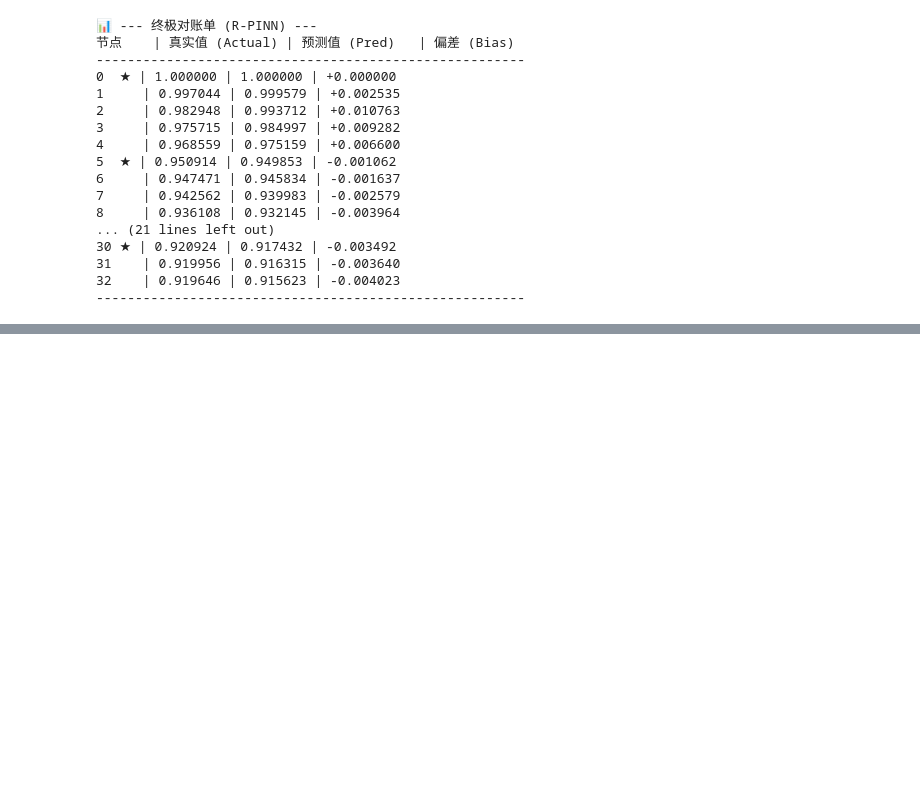
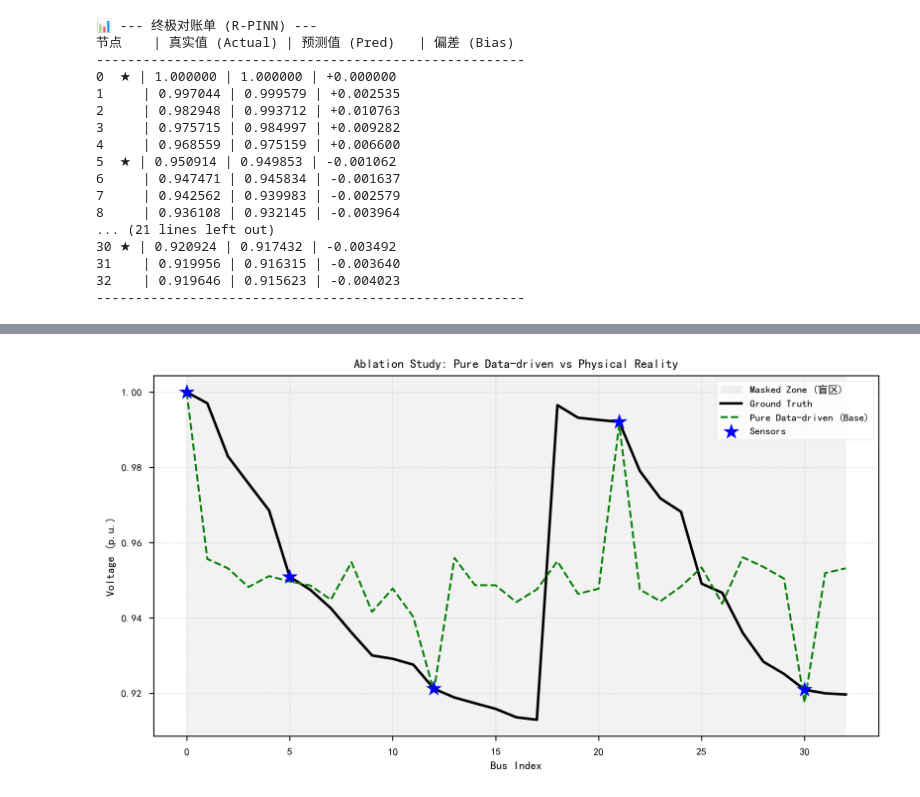
Before and after one commit to lemonsheep1123/IEEE33, a Jupyter notebook: IEEE33论文版.ipynb, the cells around one changed output, grey strips where cells are left out. Cells and saved outputs as stored; diff of their text form; code cells hidden in the pictures; blank space fills up the shorter version.

```diff
--- a/IEEE33论文版.ipynb
+++ b/IEEE33论文版.ipynb
@@ -366,3 +366,82 @@ Epoch 140 | Avg Loss: 1074.365048 | LR: 0.000125
 31    | 0.919956 | 0.916315 | -0.003640
 32    | 0.919646 | 0.915623 | -0.004023
 -------------------------------------------------------
+# %%
+# ==========================================
+# [Cell 7] 消融实验：纯数据驱动 (仅观测点最小二乘拟合)
+# ==========================================
+print("🔥 启动消融实验：纯数据驱动基线 (仅靠 5 个观测点硬猜)...")
+
+# 1. 实例化一个全新的模型（复用 Cell 3 的架构，但不携带 PINN 的记忆）
+model_pure_data = PowerGridPINN(input_dim=66).to(device)
+
+# 2. 同样的初始化逻辑：让 AI 从跌落区开始找答案
+with torch.no_grad():
+    model_pure_data.output_layers.bias[:33].fill_(-0.5)
+
+# 3. 优化器与损失函数 (注意：这里只有 MSE，没有任何物理约束)
+optimizer_data = torch.optim.Adam(model_pure_data.to(device).parameters(), lr=0.001)
+scheduler_data = torch.optim.lr_scheduler.StepLR(optimizer_data, step_size=40, gamma=0.5)
+criterion_mse = nn.MSELoss()
+
+# 4. 训练循环 (同样跑 150 轮，保证对比公平)
+for epoch in range(150):
+    running_loss_data = 0.0
+    for batch_x, batch_all_targets in train_loader:
+        optimizer_data.zero_grad()
+
+        # 获取真实电压标签
+        real_v = batch_all_targets[:, 66:]
+
+        # 应用盲区掩码 (复用 Cell 3 的函数)
+        mask_x = apply_blind_zone(batch_x, obs_indices, mean_tensor, scale_tensor)
+
+        # 模型预测
+        V_guess, _ = model_pure_data(mask_x)
+
+        # 【关键】：只计算 5 个观测节点的最小二乘误差
+        # 这就是 DeepSeek 说的“纯数据驱动”——盲区完全靠模型瞎猜
+        loss = criterion_mse(V_guess[:, obs_indices], real_v[:, obs_indices])
+
+        loss.backward()
+        optimizer_data.step()
+        running_loss_data += loss.item()
+
+    scheduler_data.step()
+    if epoch % 30 == 0:
+        print(f"Epoch {epoch:<3} | Obs MSE Loss: {running_loss_data/len(train_loader):.8f}")
+
+# 5. 性能对账与结果可视化
+model_pure_data.eval()
+with torch.no_grad():
+    # 测试前 1000 个样本的全网 MAE
+    test_X_all = X_tensor[:1000]
+    test_V_real = PQ_target_tensor[:1000, 66:]
+    masked_test_X = apply_blind_zone(test_X_all, obs_indices, mean_tensor, scale_tensor)
+
+    pred_V_pure, _ = model_pure_data(masked_test_X)
+    pred_V_pure_np = pred_V_pure.cpu().numpy()
+    real_V_np = test_V_real.cpu().numpy()
+
+mae_pure = np.mean(np.abs(pred_V_pure_np - real_V_np))
+print("\n" + "="*50)
+print(f"📊 【消融实验结论】")
+print(f"📊 纯数据驱动全网 MAE: {mae_pure:.6f} p.u.")
+print(f"📊 你的 R-PINN MAE (参考): 0.005100 p.u.") # 这里可以填你 PINN 的真实数值
+print("="*50)
+
+# 6. 绘图对比 (这图就是你论文里 Figure 1 的对比组)
+sample_idx = 10
+plt.figure(figsize=(10, 5), dpi=300)
+nodes = np.arange(33)
+plt.axvspan(0, 32, color='gray', alpha=0.1, label='Masked Zone (盲区)')
+plt.plot(nodes, real_V_np[sample_idx], 'k-', label='Ground Truth', linewidth=2)
+plt.plot(nodes, pred_V_pure_np[sample_idx], 'g--', label='Pure Data-driven (Base)', linewidth=1.5)
+plt.scatter(obs_indices, real_V_np[sample_idx, obs_indices], color='blue', marker='*', s=150, zorder=5, label='Sensors')
+plt.title("Ablation Study: Pure Data-driven vs Physical Reality")
+plt.xlabel("Bus Index")
+plt.ylabel("Voltage (p.u.)")
+plt.legend()
+plt.grid(True, linestyle=':', alpha=0.5)
+plt.show()
+# %% [output]
@@ -368,0 +460 @@ Epoch 140 | Avg Loss: 1074.365048 | LR: 0.000125
+[figure, added]
```
Also changed, not shown: parts of 2 cells of this notebook, 1 other file.
